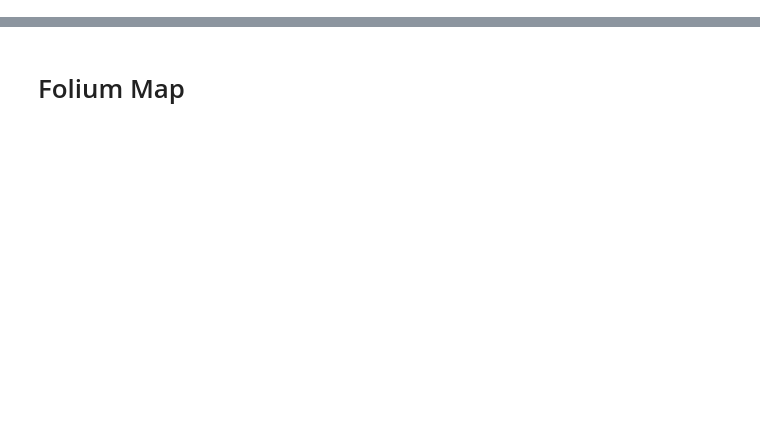
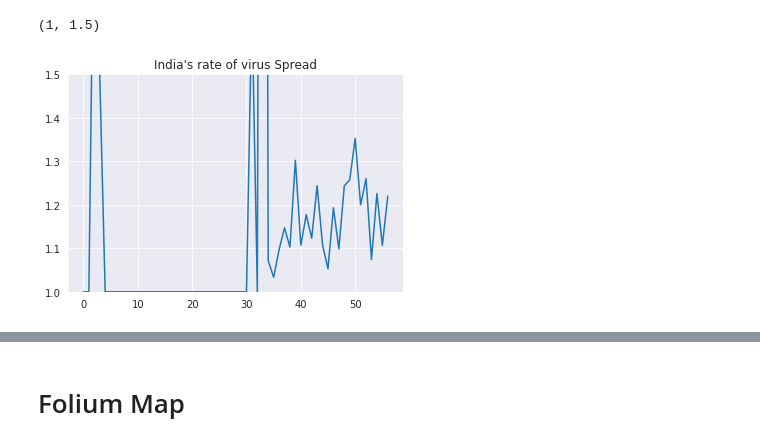
Before and after one commit to SadilKhan/COVID-19-Analysis, a Jupyter notebook: COVID-19.ipynb, the cells around one changed output, grey strips where cells are left out. Saved outputs shown, nothing was run; the diff lists cells and outputs as text; code cells hidden in the pictures; blank space fills up the shorter version.

```diff
--- a/COVID-19.ipynb
+++ b/COVID-19.ipynb
@@ -46,0 +59,7 @@ usa_recovered=recovered[recovered['Country']=='US'].iloc[:,4:].sum(axis=0)
+# %%
+plt.plot(multi(india_confirmed))
+plt.title("India's rate of virus Spread")
+plt.ylim(1,1.5)
+# %% [output]
+(1, 1.5)
+[figure, added]
```
Also changed, not shown: parts of 39 cells of this notebook.
